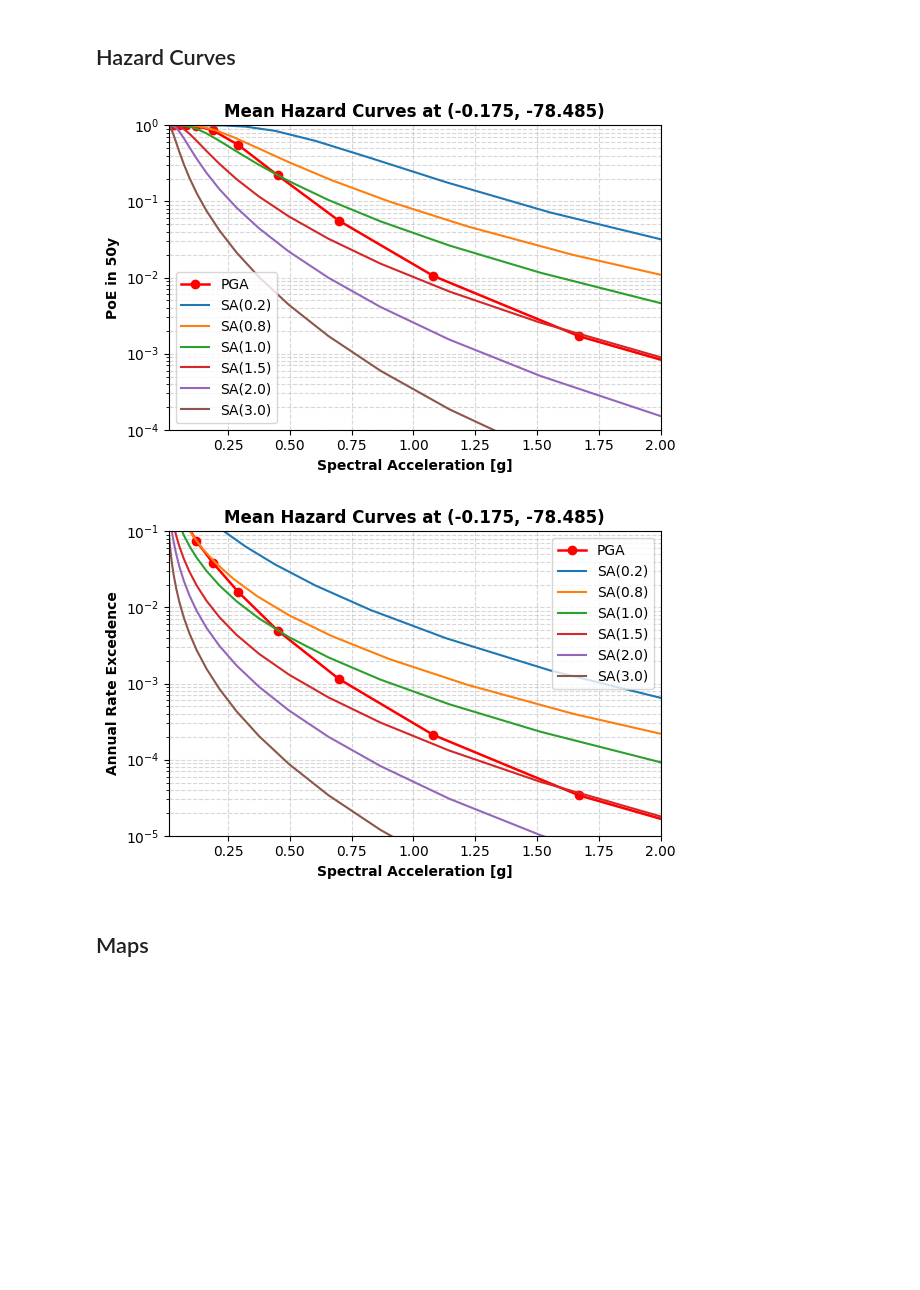
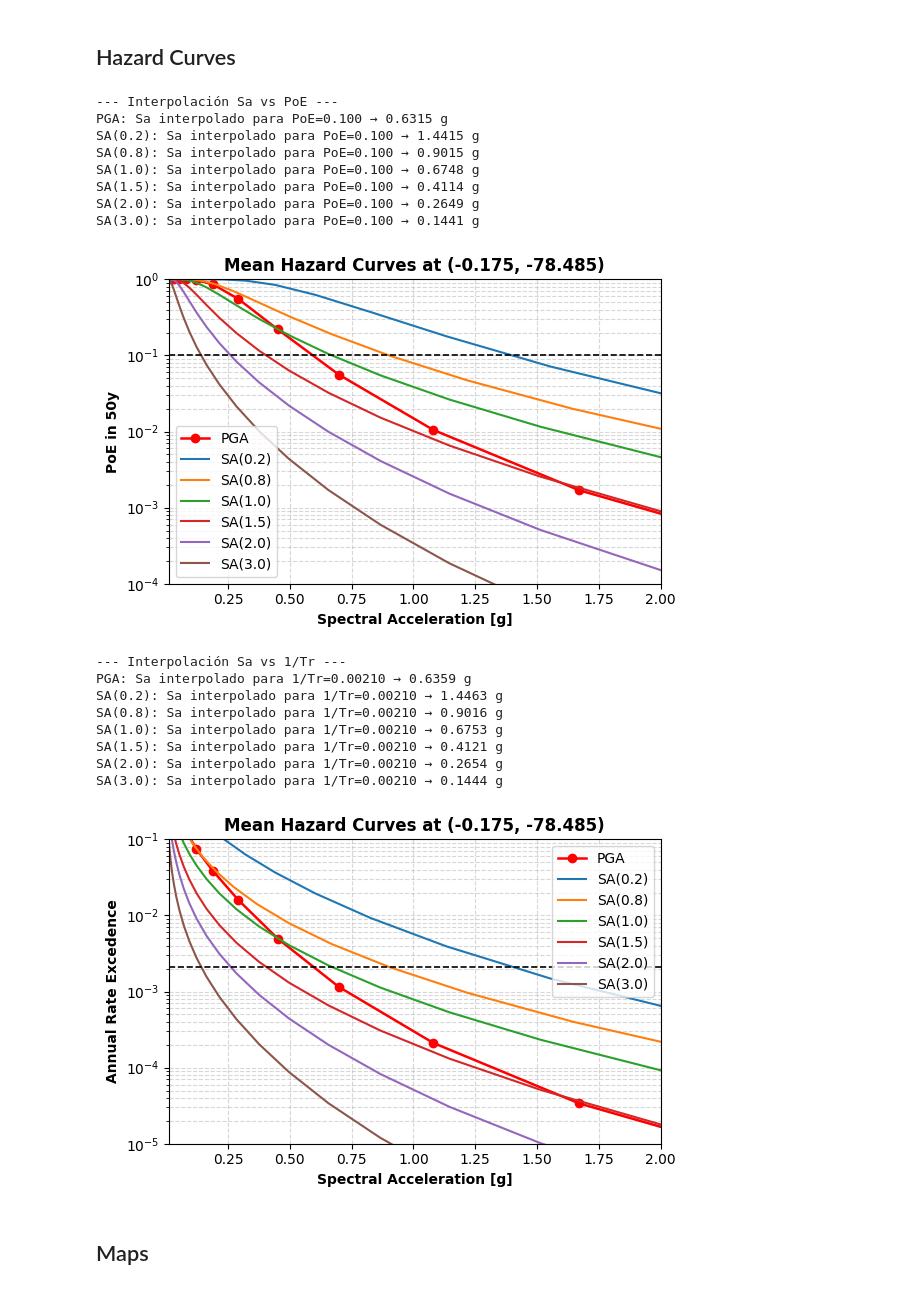
Before and after one commit to ppalacios92/OpenQuakeUHS, a Jupyter notebook: src/OpenQuakeUHS/examples/Main.ipynb, the cells around one changed output. Saved outputs shown, nothing was run; the diff lists cells and outputs as text; code cells hidden in the pictures; blank space fills up the shorter version.

Commit message:
HazarCurvesDataPlot

```diff
--- a/src/OpenQuakeUHS/examples/Main.ipynb
+++ b/src/OpenQuakeUHS/examples/Main.ipynb
@@ -71,12 +71,30 @@ uhs.plot(poe=poe)
 ## Hazard Curves
 # %%
 mean_hc, rlz_hc, quantile_hc = classify_hazard_files(r"data\hazard_curves")
-plot_mean_and_rlz_hazard_curves(mean_files=mean_hc, rlz_files=None, periods=[0.01 , 0.2 , 0.75 , 1.0 , 1.5 , 2.0 , 3.0])
+plot_mean_and_rlz_hazard_curves(mean_files=mean_hc, rlz_files=None, periods=[0.01 , 0.2 , 0.75 , 1.0 , 1.5 , 2.0 , 3.0] , reference_value=0.1)
+# plot_mean_and_rlz_hazard_curves(mean_files=mean_hc, rlz_files=None, periods=[0.01 , 0.05, 0.075, 0.10, 0.15,  0.2 , 0.25, 0.30, 0.40, 0.50, 0.60,  0.75 , 1.0 ,1.25,  1.5 , 2.0 , 3.0, 4, 5] , reference_value=0.1)
+
 # plot_mean_and_rlz_hazard_curves(mean_files=mean_hc, rlz_files=None, periods=[0.01 , 0.1, 0.2, 0.5 ,1 ,2,3])
 # plot_mean_and_rlz_hazard_curves(mean_files=mean_hc, rlz_files=None, periods=[0.01 , 0.1, 0.2 , 0.5 , 1 ])
 # %% [output]
+--- Interpolación Sa vs PoE ---
+PGA: Sa interpolado para PoE=0.100 → 0.6315 g
+SA(0.2): Sa interpolado para PoE=0.100 → 1.4415 g
+SA(0.8): Sa interpolado para PoE=0.100 → 0.9015 g
+SA(1.0): Sa interpolado para PoE=0.100 → 0.6748 g
+SA(1.5): Sa interpolado para PoE=0.100 → 0.4114 g
+SA(2.0): Sa interpolado para PoE=0.100 → 0.2649 g
+SA(3.0): Sa interpolado para PoE=0.100 → 0.1441 g
-[figure, old version]
+[figure, new version]
+--- Interpolación Sa vs 1/Tr ---
+PGA: Sa interpolado para 1/Tr=0.00210 → 0.6359 g
+SA(0.2): Sa interpolado para 1/Tr=0.00210 → 1.4463 g
+SA(0.8): Sa interpolado para 1/Tr=0.00210 → 0.9016 g
+SA(1.0): Sa interpolado para 1/Tr=0.00210 → 0.6753 g
+SA(1.5): Sa interpolado para 1/Tr=0.00210 → 0.4121 g
+SA(2.0): Sa interpolado para 1/Tr=0.00210 → 0.2654 g
+SA(3.0): Sa interpolado para 1/Tr=0.00210 → 0.1444 g
-[figure, old version]
+[figure, new version]
 # %% [markdown]
 ## Maps
 # %%
```
Also changed, not shown: parts of 1 cell of this notebook, 1 other file.
